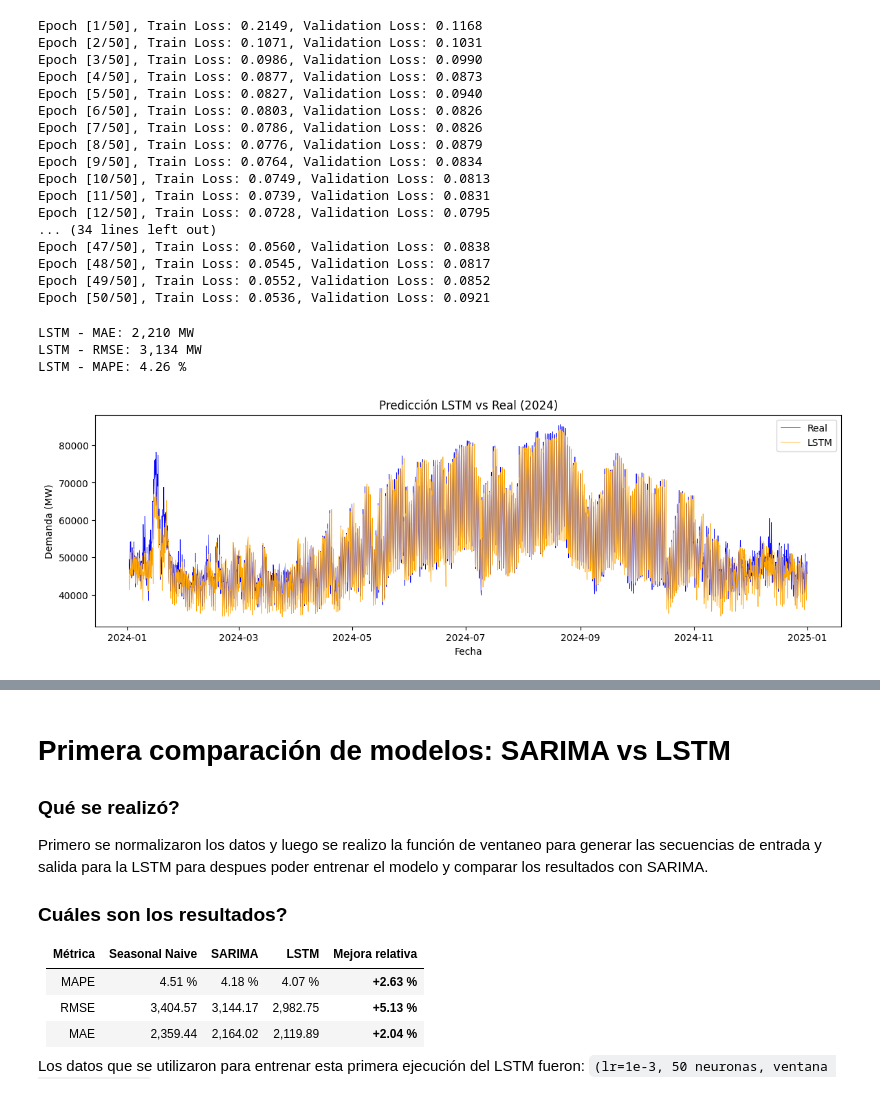
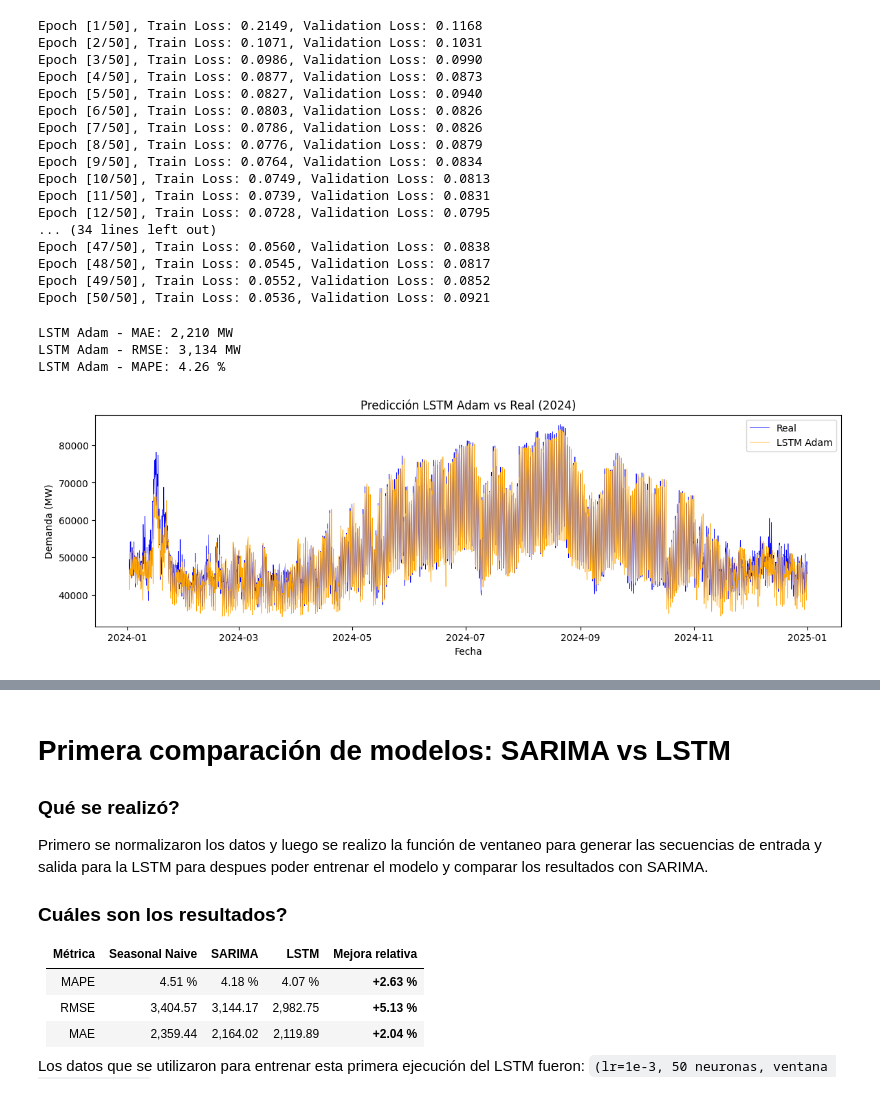
Before and after one commit to Arvo27/Electricity-Demand-Forecasting-Numerical-Methods-vs-Neural-Networks, a Jupyter notebook: Electricity_Demand.ipynb, the cells around one changed output, grey strips where cells are left out. Saved outputs shown, nothing was run; the diff lists cells and outputs as text; code cells hidden in the pictures.

```diff
--- a/Electricity_Demand.ipynb
+++ b/Electricity_Demand.ipynb
@@ -816,39 +816,3 @@ Epoch [47/50], Train Loss: 0.0560, Validation Loss: 0.0838
 Epoch [48/50], Train Loss: 0.0545, Validation Loss: 0.0817
 Epoch [49/50], Train Loss: 0.0552, Validation Loss: 0.0852
 Epoch [50/50], Train Loss: 0.0536, Validation Loss: 0.0921
-# %%
-# Conectar el arnes
-
-# Primero poner el modelo en modo evaluación y predecir sobre el test_loader
-model_adam.eval()
-with torch.no_grad():
-    predictions = []
-    actuals = []
-    for X_batch, y_batch in test_loader:
-        y_pred = model_adam(X_batch)
-        predictions.append(y_pred.numpy())
-        actuals.append(y_batch.numpy())
-
-    # Desescalar las predicciones y los valores reales
-    predictions = np.concatenate(predictions, axis=0)
-    actuals = np.concatenate(actuals, axis=0)
-
-    predictions_descaled = predictions * std_train + mean_train
-    actuals_descaled = actuals * std_train + mean_train
-
-# Alineacion: Predictions y actuals tienen longitud [N, 24], ¿cómo conviertes tus (N, 24) bloques solapados en una comparación justa contra el piso y el SARIMA?
-pred_blocks = predictions_descaled[::24].flatten()
-actual_blocks = actuals_descaled[::24].flatten()
-
-# Evaluar el modelo LSTM
-start = 24 # window_size
-idx = test.index[start:start + len(pred_blocks)]  # Alinear con el índice de test
-pred_series = pd.Series(pred_blocks, index=idx)
-real_series = pd.Series(actual_blocks, index=idx)
-
-r_lstm_adam = evaluate(real_series, pred_series, name='LSTM', graficar=True)
-# %% [output]
-LSTM - MAE: 2,210 MW
-LSTM - RMSE: 3,134 MW
-LSTM - MAPE: 4.26 %
-[figure, removed]
@@ -855,3 +850,12 @@ LSTM - MAPE: 4.26 %
+# %%
+# Evaluar LSTM
+
+r_lstm_adam = evaluate_lstm(model_adam, test_loader, name='LSTM Adam', graficar=True)
+# %% [output]
+LSTM Adam - MAE: 2,210 MW
+LSTM Adam - RMSE: 3,134 MW
+LSTM Adam - MAPE: 4.26 %
+[figure, added]
 # %%
 summary = pd.DataFrame([r_naive, r_snaive_24h, r_snaive_168h, r_hw, r_sm, r_lstm_adam]).set_index('Model')
 summary.round(2)
```
Also changed, not shown: parts of 5 cells of this notebook.
